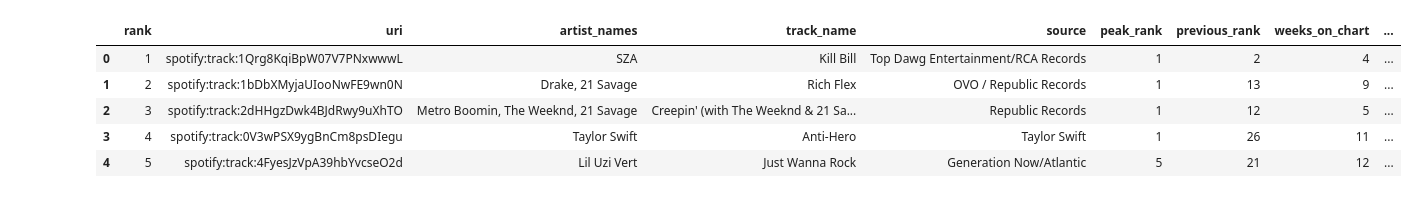
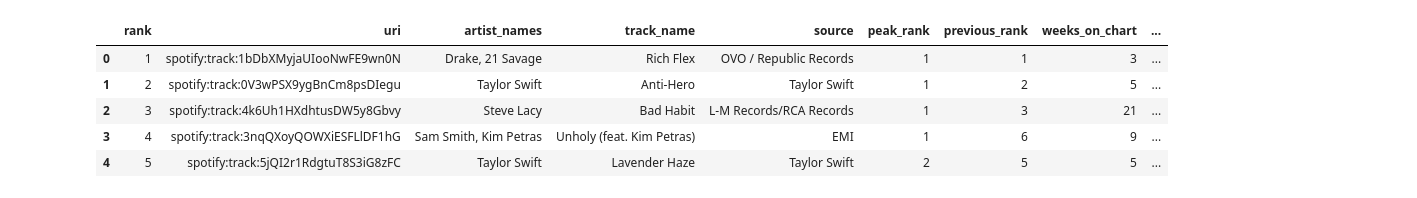
Before and after one commit to JLeigh101/Spotlight-on-Spotify, a Jupyter notebook: spotify_charts.ipynb, the cells around one changed output. Saved outputs shown, nothing was run; the diff lists cells and outputs as text; code cells hidden in the pictures.

```diff
--- a/spotify_charts.ipynb
+++ b/spotify_charts.ipynb
@@ -4,12 +6,21 @@ import numpy as np
 import os
 # %%
-
+weekly_2022_11_24 = "Resources/regional-us-weekly-2022-11-24.csv"
+weekly_2022_12_01 = "Resources/regional-us-weekly-2022-12-01.csv"
+weekly_2022_12_08 = "Resources/regional-us-weekly-2022-12-08.csv"
+weekly_2022_12_15 = "Resources/regional-us-weekly-2022-12-15.csv"
+weekly_2022_12_22 = "Resources/regional-us-weekly-2022-12-22.csv"
 weekly_2022_12_29 = "Resources/regional-us-weekly-2022-12-29.csv"
 weekly_2023_01_05 = "Resources/regional-us-weekly-2023-01-05.csv"
 weekly_2023_01_12 = "Resources/regional-us-weekly-2023-01-12.csv"
 weekly_2023_01_19 = "Resources/regional-us-weekly-2023-01-19.csv"
 weekly_2023_01_26 = "Resources/regional-us-weekly-2023-01-26.csv"
 # %%
+weekly_2022_11_24_df = pd.read_csv(weekly_2022_11_24)
+weekly_2022_12_01_df = pd.read_csv(weekly_2022_12_01)
+weekly_2022_12_08_df = pd.read_csv(weekly_2022_12_08)
+weekly_2022_12_15_df = pd.read_csv(weekly_2022_12_15)
+weekly_2022_12_22_df = pd.read_csv(weekly_2022_12_22)
 weekly_2022_12_29_df = pd.read_csv(weekly_2022_12_29)
 weekly_2023_01_05_df = pd.read_csv(weekly_2023_01_05)
 weekly_2023_01_12_df = pd.read_csv(weekly_2023_01_12)
@@ -27,9 +45,22 @@ weekly_2022_12_29_df.head()
+# %%
+weekly_2022_11_24_df['chart']='2022_11_24'
+weekly_2022_12_01_df['chart']='2022_12_01'
+weekly_2022_12_08_df['chart']='2022_12_08'
+weekly_2022_12_15_df['chart']='2022_12_15'
+weekly_2022_12_22_df['chart']='2022_12_22'
+weekly_2022_12_29_df['chart']='2022_12_29'
+weekly_2023_01_05_df['chart']='2023_01_05'
+weekly_2023_01_12_df['chart']='2023_01_12'
+weekly_2023_01_19_df['chart']='2023_01_19'
+weekly_2023_01_26_df['chart']='2023_01_26'
+# %%
+concat_df = pd.concat([weekly_2022_11_24_df, weekly_2022_12_01_df, weekly_2022_12_08_df, weekly_2022_12_15_df, weekly_2022_12_22_df, weekly_2022_12_29_df, weekly_2023_01_05_df, weekly_2023_01_12_df, weekly_2023_01_19_df, weekly_2023_01_26_df])
 # %%
-weekly_2023_01_05_df.head()
+concat_df.head()
 # %% [output]
 |  | rank | uri | artist_names | track_name | source | peak_rank | previous_rank | weeks_on_chart | ... |
-| 0 | 1 | spotify:track:1Qrg8KqiBpW07V7PNxwwwL | SZA | Kill Bill | Top Dawg Entertainment/RCA Records | 1 | 2 | 4 | ... |
-| 1 | 2 | spotify:track:1bDbXMyjaUIooNwFE9wn0N | Drake, 21 Savage | Rich Flex | OVO / Republic Records | 1 | 13 | 9 | ... |
-| 2 | 3 | spotify:track:2dHHgzDwk4BJdRwy9uXhTO | Metro Boomin, The Weeknd, 21 Savage | Creepin' (with The Weeknd & 21 Sa... | Republic Records | 1 | 12 | 5 | ... |
-| 3 | 4 | spotify:track:0V3wPSX9ygBnCm8psDIegu | Taylor Swift | Anti-Hero | Taylor Swift | 1 | 26 | 11 | ... |
-| 4 | 5 | spotify:track:4FyesJzVpA39hbYvcseO2d | Lil Uzi Vert | Just Wanna Rock | Generation Now/Atlantic | 5 | 21 | 12 | ... |
+| 0 | 1 | spotify:track:1bDbXMyjaUIooNwFE9wn0N | Drake, 21 Savage | Rich Flex | OVO / Republic Records | 1 | 1 | 3 | ... |
+| 1 | 2 | spotify:track:0V3wPSX9ygBnCm8psDIegu | Taylor Swift | Anti-Hero | Taylor Swift | 1 | 2 | 5 | ... |
+| 2 | 3 | spotify:track:4k6Uh1HXdhtusDW5y8Gbvy | Steve Lacy | Bad Habit | L-M Records/RCA Records | 1 | 3 | 21 | ... |
+| 3 | 4 | spotify:track:3nqQXoyQOWXiESFLlDF1hG | Sam Smith, Kim Petras | Unholy (feat. Kim Petras) | EMI | 1 | 6 | 9 | ... |
+| 4 | 5 | spotify:track:5jQI2r1RdgtuT8S3iG8zFC | Taylor Swift | Lavender Haze | Taylor Swift | 2 | 5 | 5 | ... |
```
Also changed, not shown: parts of 12 cells of this notebook, 6 other files.
